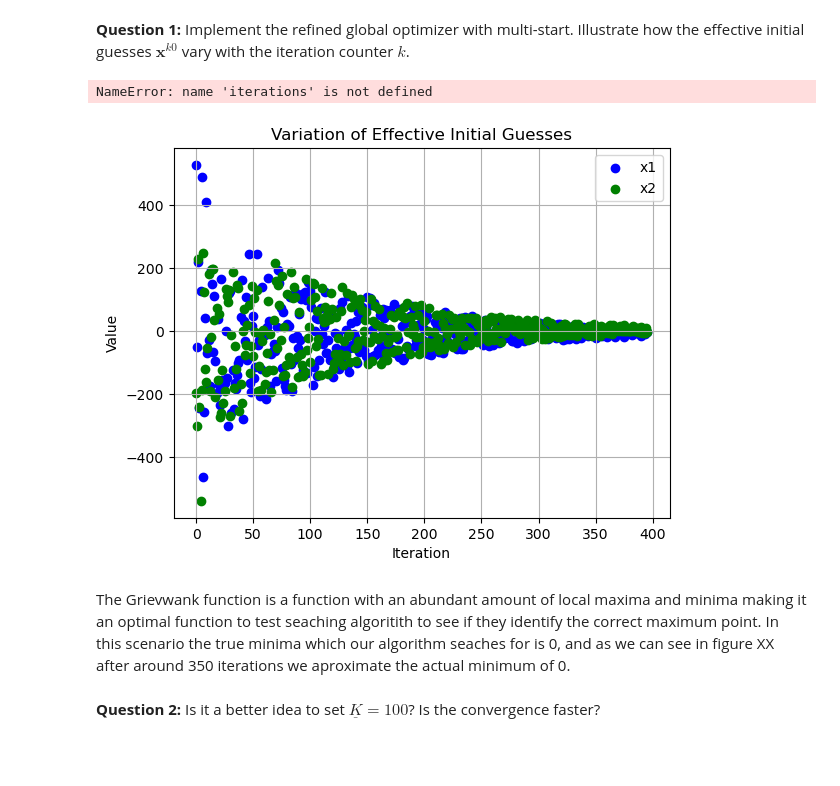
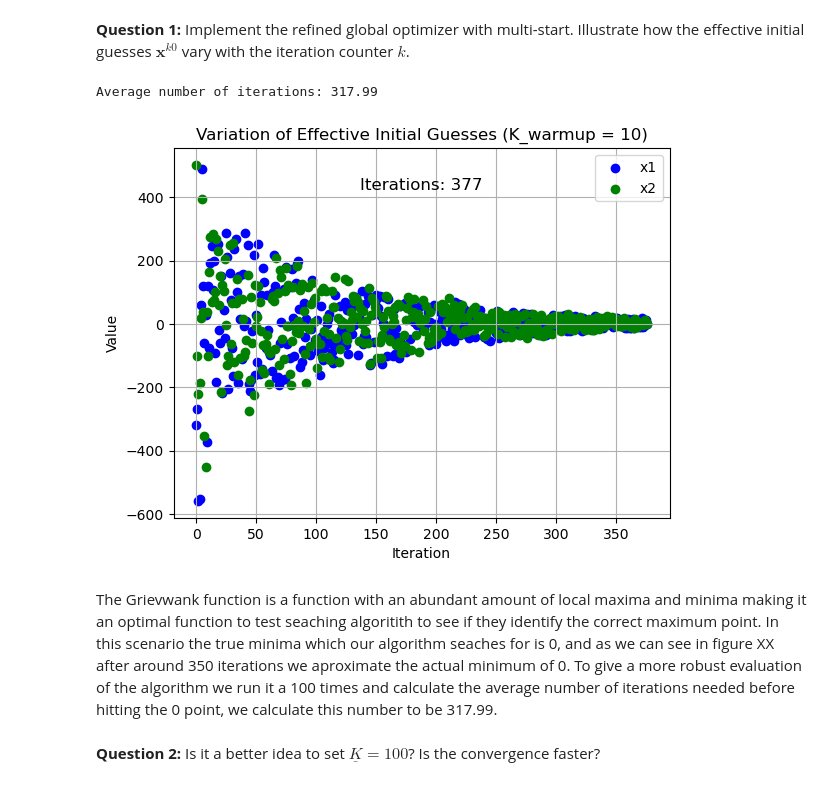
Before and after one commit to NumEconCopenhagen/projects-2023-best-team, a Jupyter notebook: Andreas.ipynb, the cells around one changed output. Cells and saved outputs as stored; diff of their text form; code cells hidden in the pictures; blank space fills up the shorter version.

```diff
--- a/Andreas.ipynb
+++ b/Andreas.ipynb
@@ -943,7 +963,7 @@ The optimizer in Step 3.E is `BFGS` with a tolerance of $\tau$.
 # %%
 import numpy as np
 import matplotlib.pyplot as plt
-
+np.random.seed(0)
 def objective_function(x):
     return griewank([x[0], x[1]])
 
@@ -958,7 +978,6 @@ def griewank_(x1, x2):
 def refined_global_optimizer(bounds, tau, K_warmup, K, optimizer):
     x_star = None
     x0_values = []
-
     for k in range(K):
         x_k = np.random.uniform(bounds[0], bounds[1], size=2)
 
@@ -974,45 +993,56 @@ def refined_global_optimizer(bounds, tau, K_warmup, K, optimizer):
         if x_star is None or objective_function(x_k_star) < objective_function(x_star):
             x_star = x_k_star
 
         x0_values.append(x_k0)
 
         if objective_function(x_star) < tau:
             break
 
-    return x_star, x0_values
+    return x_star, x0_values, k+1
 
 # Settings
 bounds = [-600, 600]
 tau = 1e-8
 K_warmup = 10
 K = 1000
+optimizer = 'BFGS'
+num_runs = 100
 
-# Run refined global optimizer
-x_star, x0_values = refined_global_optimizer(bounds, tau, K_warmup, K, 'BFGS')
+# Initialize list to store the number of iterations
+iterations_list = []
 
-# Extract x1 and x2 values from the effective initial guesses
+# Run the algorithm multiple times
+for _ in range(num_runs):
+    _, _, iterations = refined_global_optimizer(bounds, tau, K_warmup, K, optimizer)
+    iterations_list.append(iterations)
+
+# Calculate the average number of iterations
+avg_iterations = np.mean(iterations_list)
+
+# Print the average number of iterations
+print(f"Average number of iterations: {avg_iterations}")
+
+# Run refined global optimizer and plot the variation of effective initial guesses
+x_star, x0_values, iterations = refined_global_optimizer(bounds, tau, K_warmup, K, optimizer)
 x0_values = np.array(x0_values)
 x1_values = x0_values[:, 0]
 x2_values = x0_values[:, 1]
 
-# Plotting the variation of effective initial guesses with iteration counter
 plt.scatter(range(len(x1_values)), x1_values, c='blue', label='x1')
 plt.scatter(range(len(x2_values)), x2_values, c='green', label='x2')
 plt.xlabel('Iteration')
 plt.ylabel('Value')
-plt.title('Variation of Effective Initial Guesses')
+plt.title(f'Variation of Effective Initial Guesses (K_warmup = {K_warmup})')
 plt.legend()
 plt.grid(True)
-
-# Display the number of iterations
 plt.text(0.5, 0.9, f'Iterations: {iterations}', transform=plt.gca().transAxes, ha='center', va='center', fontsize=12)
 
 plt.show()
 # %% [output]
-NameError: name 'iterations' is not defined
+Average number of iterations: 317.99
-[figure, old version]
+[figure, new version]
 # %% [markdown]
-The Grievwank function is a function with an abundant amount of local maxima and minima making it an optimal function to test seaching algoritith to see if they identify the correct maximum point. In this scenario the true minima which our algorithm seaches for is 0, and as we can see in figure XX after around 350 iterations we aproximate the actual minimum of 0.
+The Grievwank function is a function with an abundant amount of local maxima and minima making it an optimal function to test seaching algoritith to see if they identify the correct maximum point. In this scenario the true minima which our algorithm seaches for is 0, and as we can see in figure XX after around 350 iterations we aproximate the actual minimum of 0. To give a more robust evaluation of the algorithm we run it a 100 times and calculate the average number of iterations needed before hitting the 0 point, we calculate this number to be 317.99.
 # %% [markdown]
 **Question 2:** Is it a better idea to set $\underline{K} = 100$? Is the convergence faster?
 # %% [markdown]
```
Also changed, not shown: parts of 13 cells of this notebook.
